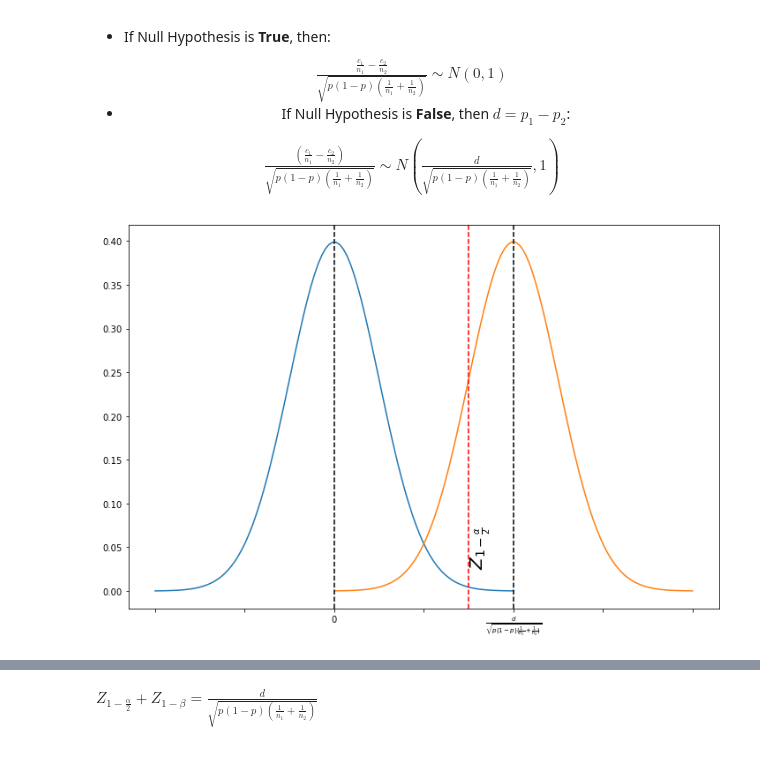
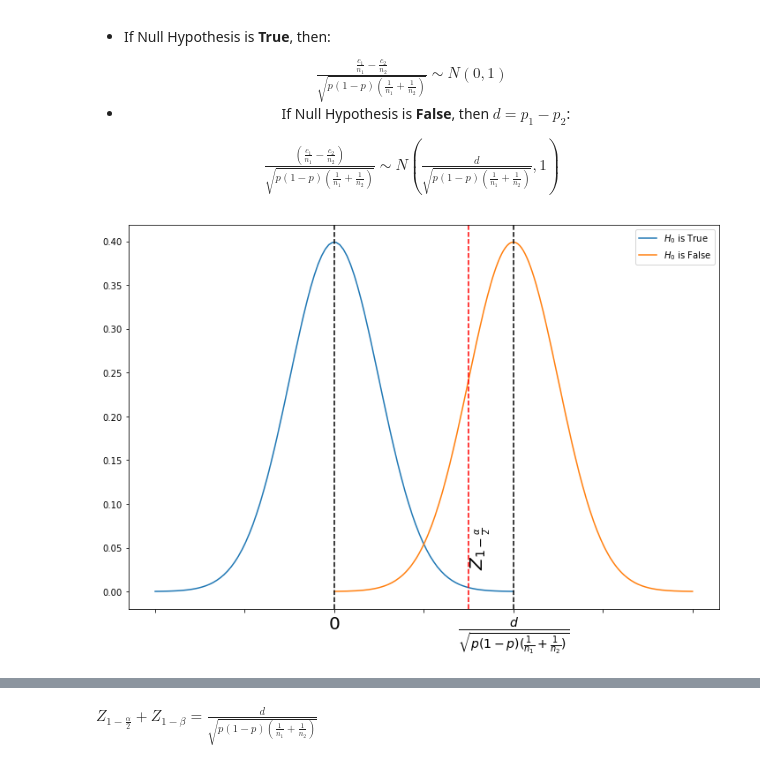
Before and after one commit to wenqicheng/Statistics, a Jupyter notebook: A B Testing.ipynb, the cells around one changed output, grey strips where cells are left out. Saved outputs shown, nothing was run; the diff lists cells and outputs as text; code cells hidden in the pictures.

```diff
--- a/A B Testing.ipynb
+++ b/A B Testing.ipynb
@@ -75,24 +116,29 @@ $\frac{(\frac{c_1}{n_1} - \frac{c_2}{n_2}) - (p_1 - p_2)}{\sqrt{{p(1-p)(\frac{1}
 # %%
 fig,ax = plt.subplots(1, figsize=(12,8))
 
 mu1 = 0
 variance1 = 1
 sigma1 = math.sqrt(variance1)
 x1 = np.linspace(mu1 - 4*sigma1, mu1 + 4*sigma1, 100)
-ax.plot(x1, stats.norm.pdf(x1, mu1, sigma1))
+ax.plot(x1, stats.norm.pdf(x1, mu1, sigma1), label=r'$H_0$ is True')
 
 mu2 = 4
 variance2 = 1
 sigma2 = math.sqrt(variance2)
 x2 = np.linspace(mu2 - 4*sigma2, mu2 + 4*sigma2, 200)
-ax.plot(x2, stats.norm.pdf(x2, mu2, sigma2))
+ax.plot(x2, stats.norm.pdf(x2, mu2, sigma2), label=r'$H_0$ is False')
 
 ax.axvline(x=0, color='black', linestyle='--')
 ax.axvline(x=4, color='black', linestyle='--')
 ax.axvline(x=3, color='red', linestyle='--')
 text(3, 0.05, r'$Z_{1-\frac{\alpha}{2}}$', rotation=90, verticalalignment='center',fontsize=20)
 
 ax.set_xticklabels(['', '', '','0','',r'$\frac{d}{\sqrt{{p(1-p)(\frac{1}{n_1} + \frac{1}{n_2})}}}$'])
+ax.tick_params(axis="x", labelsize=20)
+
+ax.legend()
 plt.show()
+
+hide_toggle()
 # %% [output]
-[figure, old version]
+[figure, new version]
```
Also changed, not shown: parts of 9 cells of this notebook.
